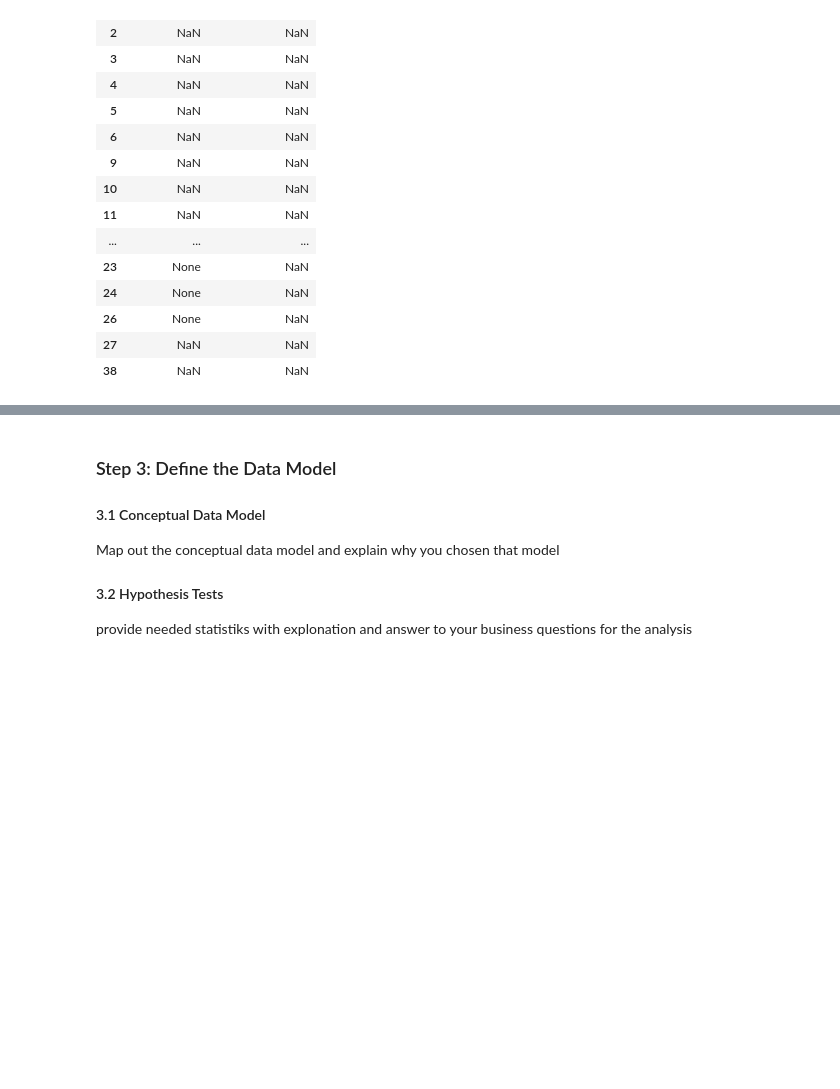
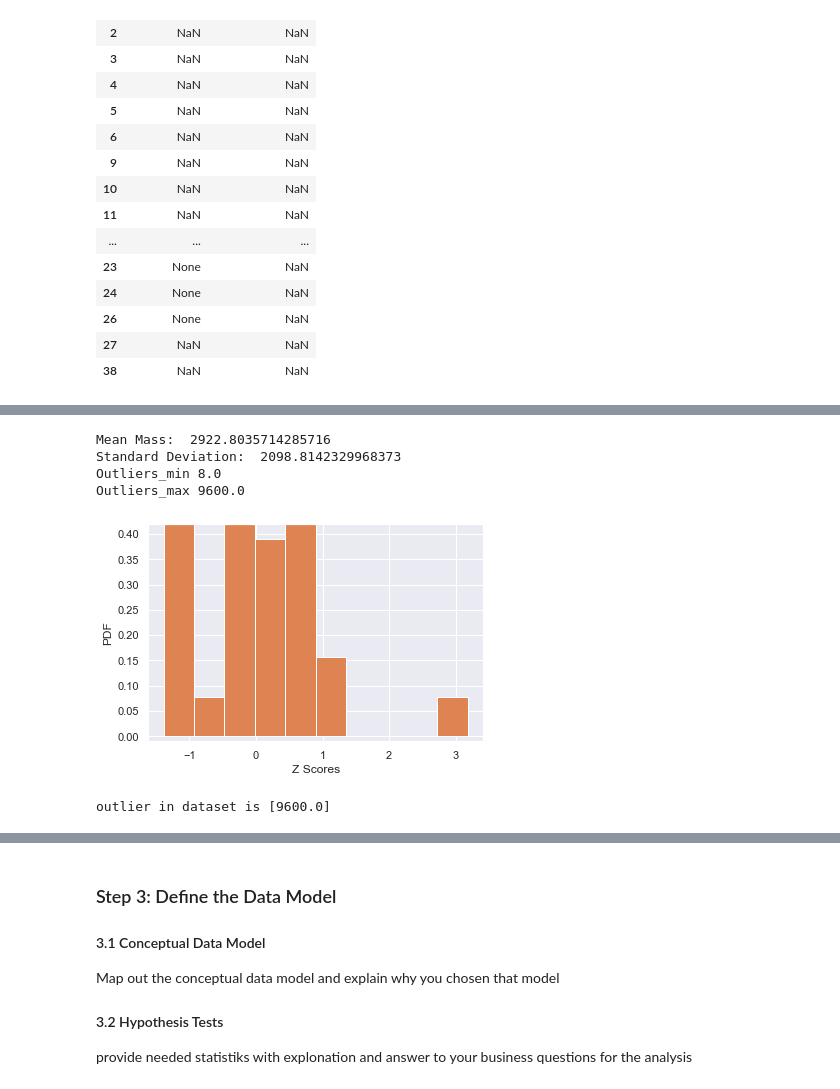
Before and after one commit to SurMux/ds, a Jupyter notebook: DataScience Project SpaceX Data.ipynb, the cells around one changed output, grey strips where cells are left out. Cells and saved outputs as stored; diff of their text form; code cells hidden in the pictures; blank space fills up the shorter version.

```diff
--- a/DataScience Project SpaceX Data.ipynb
+++ b/DataScience Project SpaceX Data.ipynb
@@ -296,0 +312,45 @@ spacex
+# %%
+# Mean and Standard Deviation
+mass = spacex_outliers['Payload Mass (kg)']
+mean_mass = np.mean(mass)
+sigma_std = np.std(mass)
+print('Mean Mass: ', mean_mass)
+print('Standard Deviation: ', sigma_std)
+
+# calculate Z-scores to find outliers
+z_scores = (mass - mean_mass)/sigma_std
+Outliers_min = z_scores.min()
+Outliers_max = z_scores.max()
+print('Outliers_min',Outliers_min*sigma_std + mean_mass)
+print('Outliers_max', Outliers_max*sigma_std + mean_mass)
+# %% [output]
+Mean Mass:  2922.8035714285716
+Standard Deviation:  2098.8142329968373
+Outliers_min 8.0
+Outliers_max 9600.0
+# %%
+# sorted
+z_sorted = sorted(z_scores)
+fit = stats.norm.pdf(z_sorted, np.mean(z_sorted), np.std(z_sorted))
+
+# draw histogram of data
+pl.plot(z_sorted,fit,'-o')
+pl.hist(z_sorted,density=True)
+
+# Make a legend, set limits and show plot
+_ = plt.xlabel('Z Scores')
+_ = plt.ylabel('PDF')
+plt.ylim(-0.01, 0.42)
+plt.show()
+# %% [output]
+[figure, added]
+# %%
+threshold = 3
+outlier = []
+for i in spacex_outliers['Payload Mass (kg)']:
+    z = (i-mean_mass)/sigma_std
+    if z > threshold:
+        outlier.append(i)
+print('outlier in dataset is', outlier)
+# %% [output]
+outlier in dataset is [9600.0]
```
Also changed, not shown: parts of 48 cells of this notebook.
